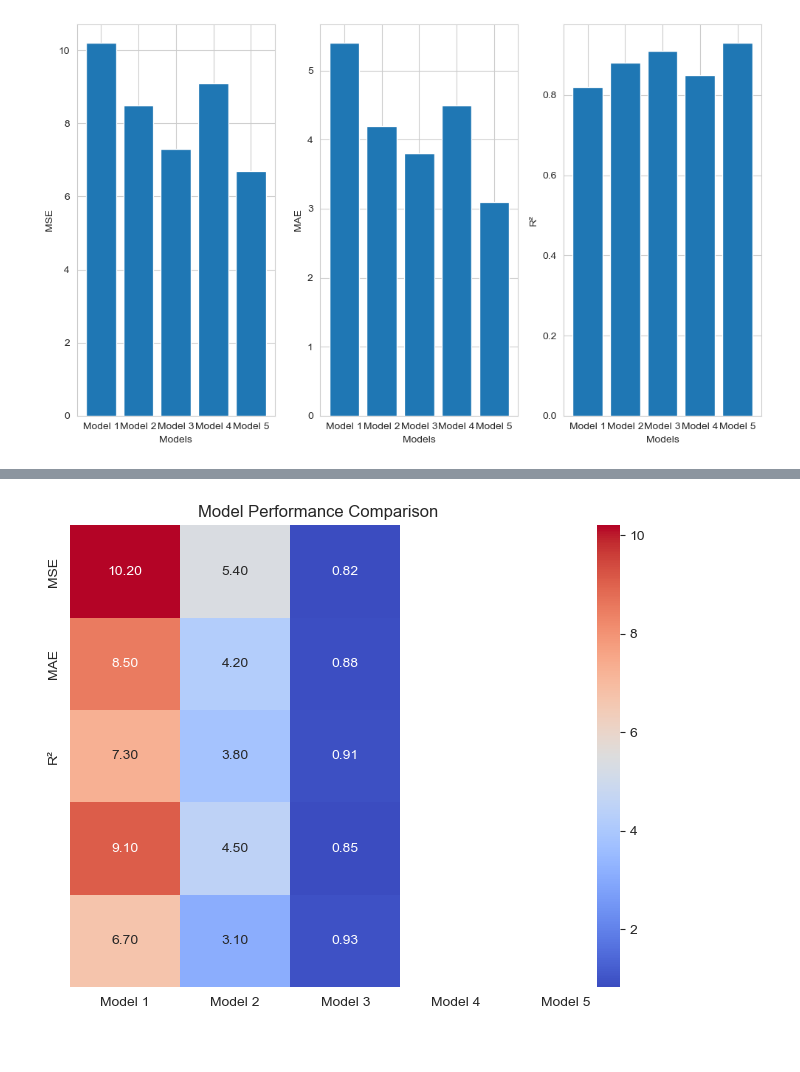
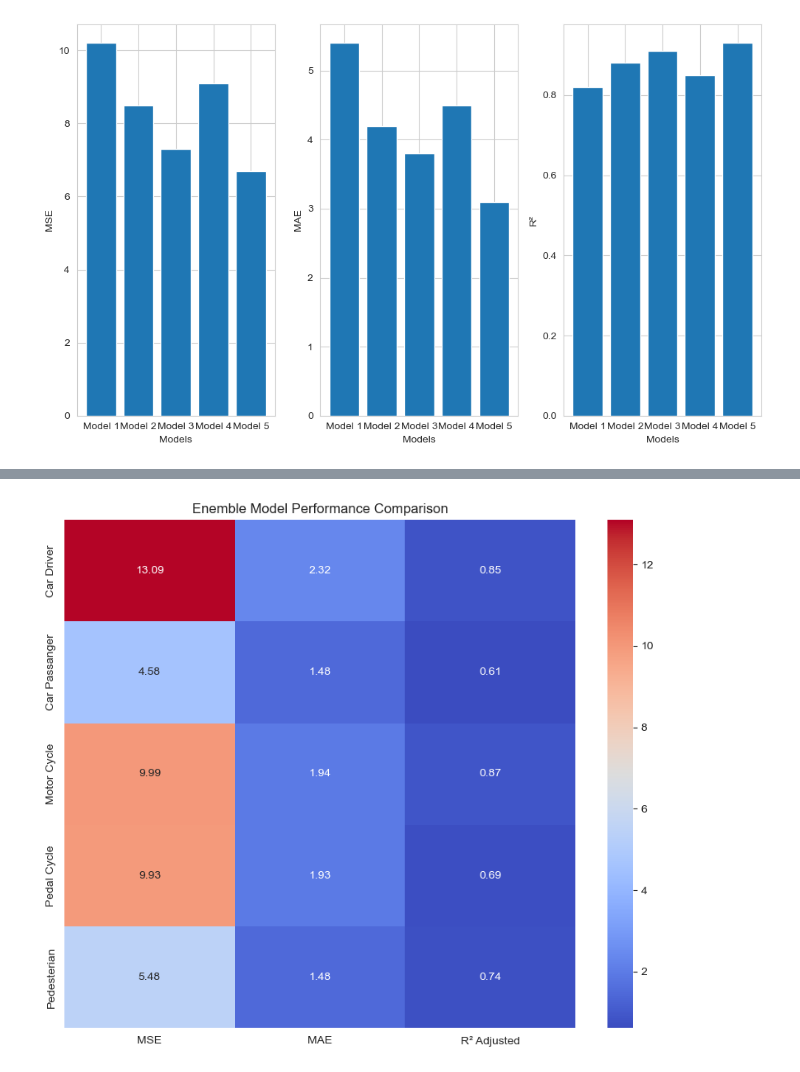
Before and after one commit to mraminamiri/National_Accident, a Jupyter notebook: ensemble regression.ipynb, the cells around one changed output, grey strips where cells are left out. Drawn from its saved outputs; the diff is of its cells as text; code cells hidden in the pictures.

```diff
--- a/ensemble regression.ipynb
+++ b/ensemble regression.ipynb
@@ -1053,23 +1033,23 @@ plt.show()
 # %%
 import seaborn as sns
 import matplotlib.pyplot as plt
 import numpy as np
 
 # فرض کنید که مقادیر MSE، MAE و R² برای هر پنج مدل را دارید
-mse_values = [10.2, 8.5, 7.3, 9.1, 6.7]
-mae_values = [5.4, 4.2, 3.8, 4.5, 3.1]
-r2_values = [0.82, 0.88, 0.91, 0.85, 0.93]
+mse_values = [13.09, 4.58, 9.99, 9.93, 5.48]
+mae_values = [2.32, 1.48, 1.94, 1.93, 1.48]
+r2_values = [0.85, 0.61, 0.87, 0.69, 0.74]
 
 # ایجاد داده‌ها برای هیت مپ
-models = ['Model 1', 'Model 2', 'Model 3', 'Model 4', 'Model 5']
-metrics = ['MSE', 'MAE', 'R²']
+metrics = ['Car Driver', ' Car Passanger ', 'Motor Cycle', 'Pedal Cycle', 'Pedesterian']
+models = ['MSE', 'MAE', 'R² Adjusted']
 data = np.array([mse_values, mae_values, r2_values]).T
-
+#metrics
 # ایجاد هیت مپ
-plt.figure(figsize=(8, 6))
+plt.figure(figsize=(10, 8))
 heatmap = sns.heatmap(data, annot=True, fmt='.2f', xticklabels=models, yticklabels=metrics, cmap='coolwarm')
-heatmap.set_title('Model Performance Comparison')
+heatmap.set_title('Enemble Model Performance Comparison')
 
 plt.show()
 # %% [output]
-[figure, old version]
+[figure, new version]
```
Also changed, not shown: parts of 2 cells of this notebook.
